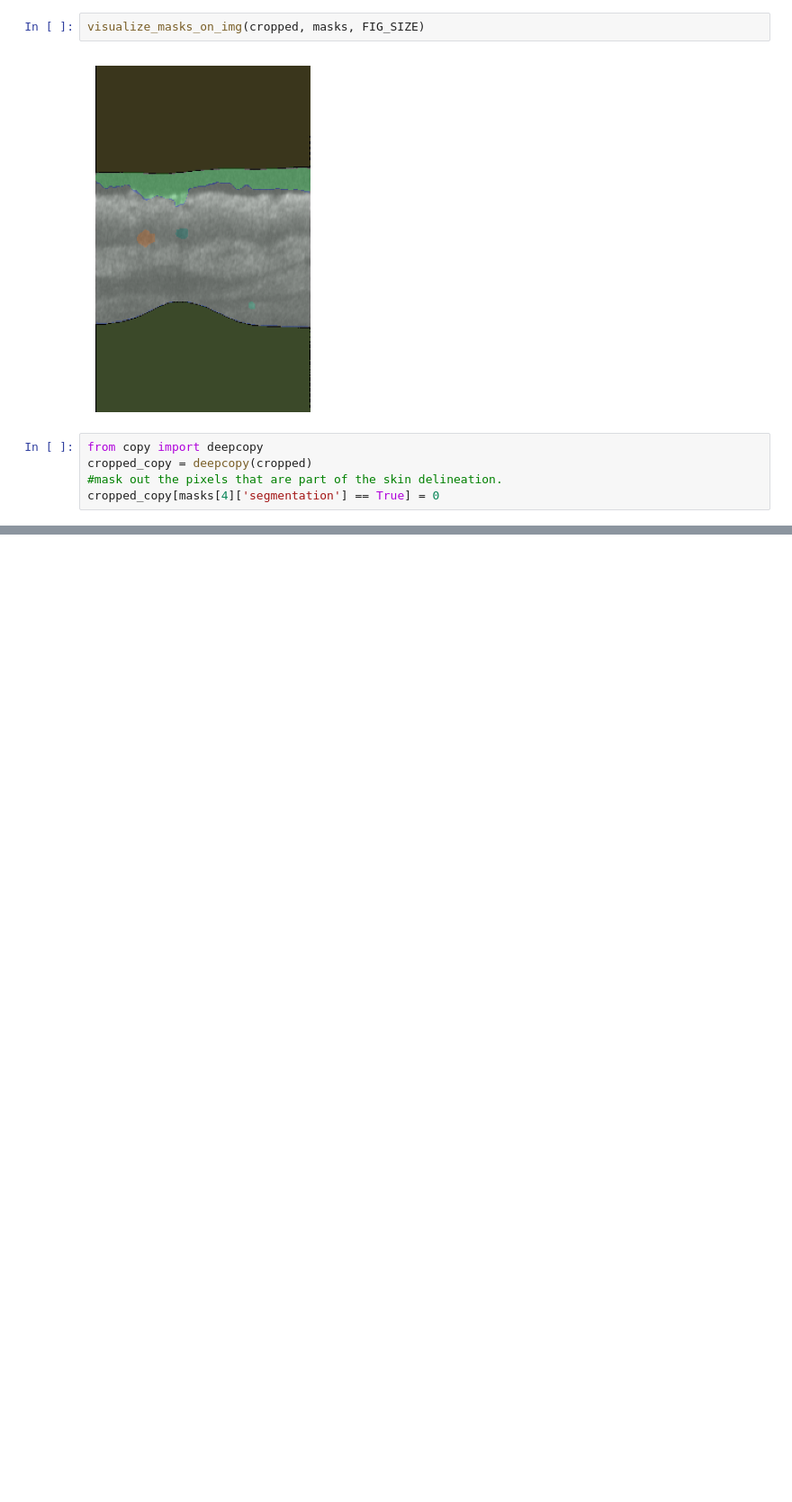
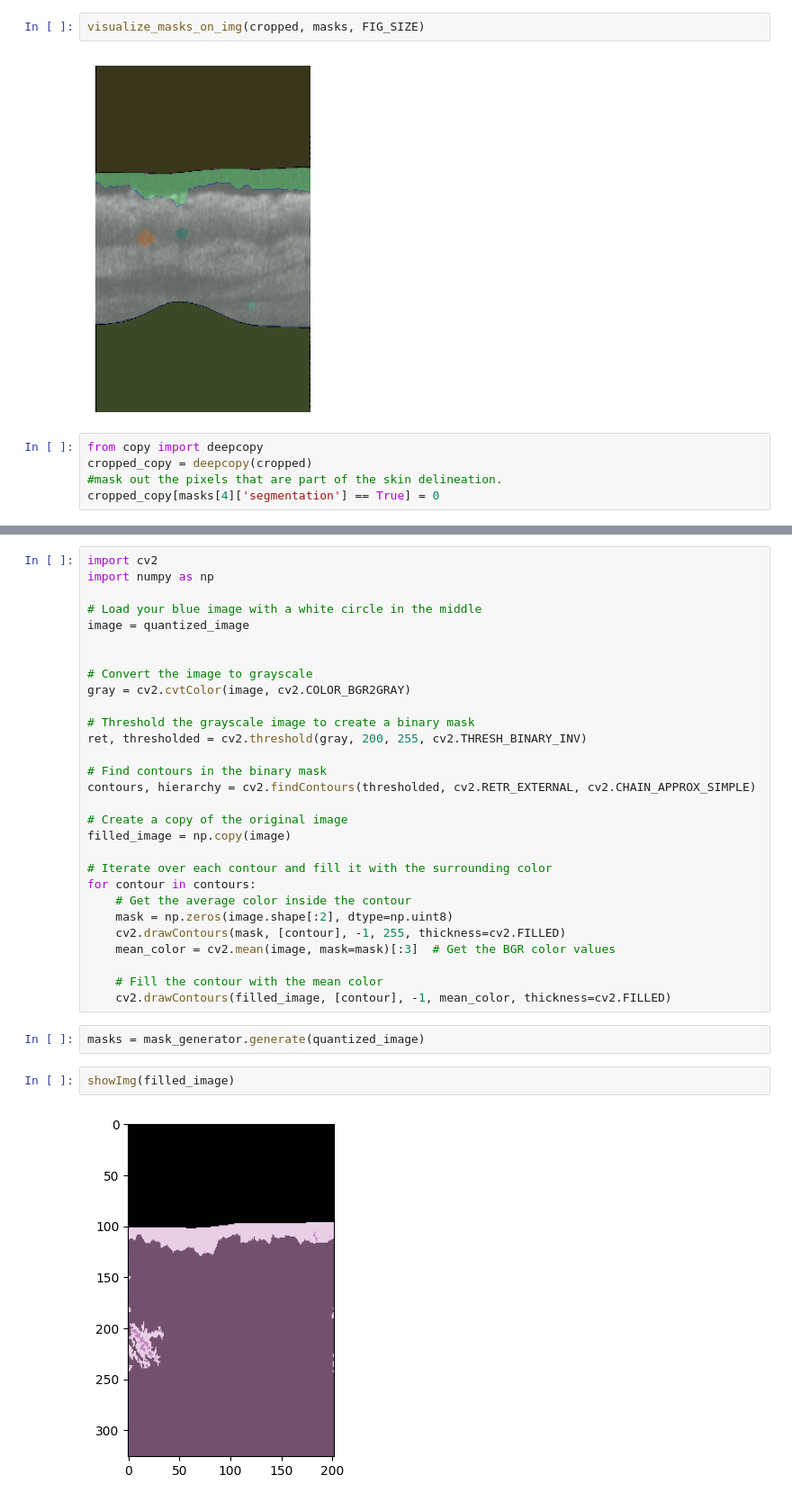
Before and after one commit to WinetraubLab/zero_shot_segmentation, a Jupyter notebook: zero_shot_segmentation_oct.ipynb, the cells around one changed output, grey strips where cells are left out. Shown at 90% size. Cells and saved outputs as stored; diff of their text form; blank space fills up the shorter version.

```diff
--- a/zero_shot_segmentation_oct.ipynb
+++ b/zero_shot_segmentation_oct.ipynb
@@ -234,0 +274,35 @@ showImg(cropped_copy)
+# %%
+import cv2
+import numpy as np
+
+# Load your blue image with a white circle in the middle
+image = quantized_image
+
+
+# Convert the image to grayscale
+gray = cv2.cvtColor(image, cv2.COLOR_BGR2GRAY)
+
+# Threshold the grayscale image to create a binary mask
+ret, thresholded = cv2.threshold(gray, 200, 255, cv2.THRESH_BINARY_INV)
+
+# Find contours in the binary mask
+contours, hierarchy = cv2.findContours(thresholded, cv2.RETR_EXTERNAL, cv2.CHAIN_APPROX_SIMPLE)
+
+# Create a copy of the original image
+filled_image = np.copy(image)
+
+# Iterate over each contour and fill it with the surrounding color
+for contour in contours:
+    # Get the average color inside the contour
+    mask = np.zeros(image.shape[:2], dtype=np.uint8)
+    cv2.drawContours(mask, [contour], -1, 255, thickness=cv2.FILLED)
+    mean_color = cv2.mean(image, mask=mask)[:3]  # Get the BGR color values
+
+    # Fill the contour with the mean color
+    cv2.drawContours(filled_image, [contour], -1, mean_color, thickness=cv2.FILLED)
+# %%
+masks = mask_generator.generate(quantized_image)
+# %%
+showImg(filled_image)
+# %% [output]
+[figure, added]
```
Also changed, not shown: parts of 4 cells of this notebook.
